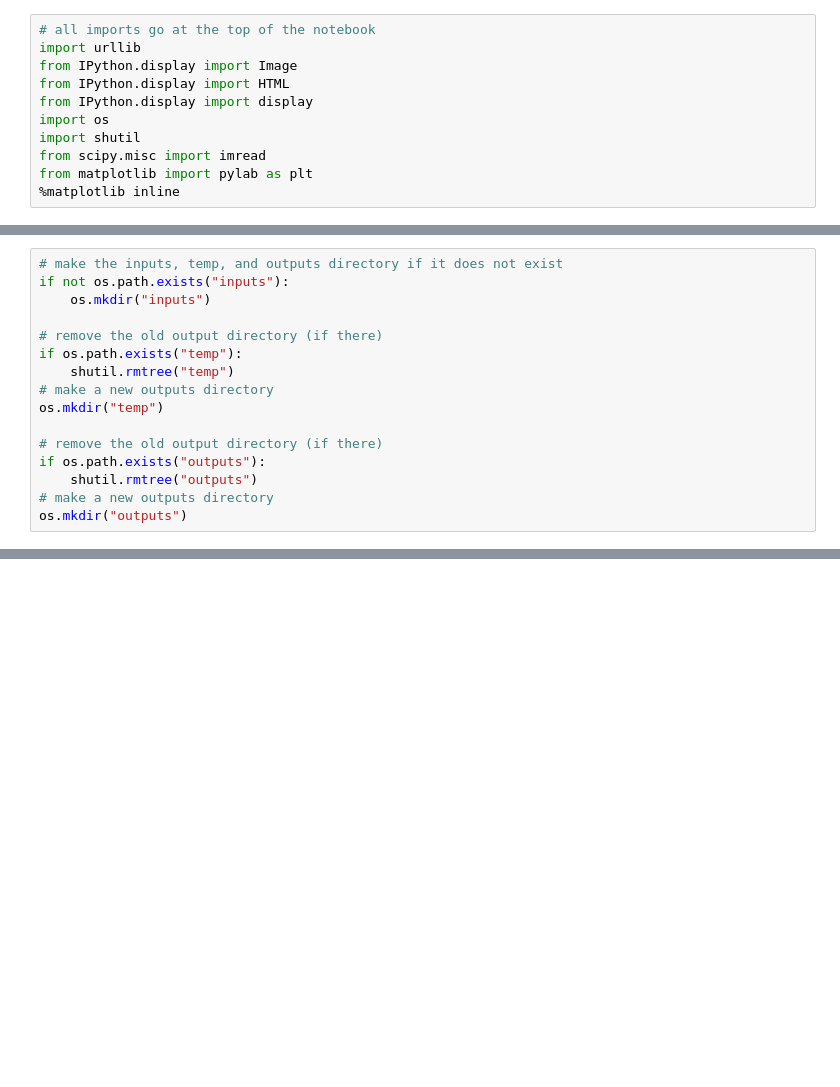
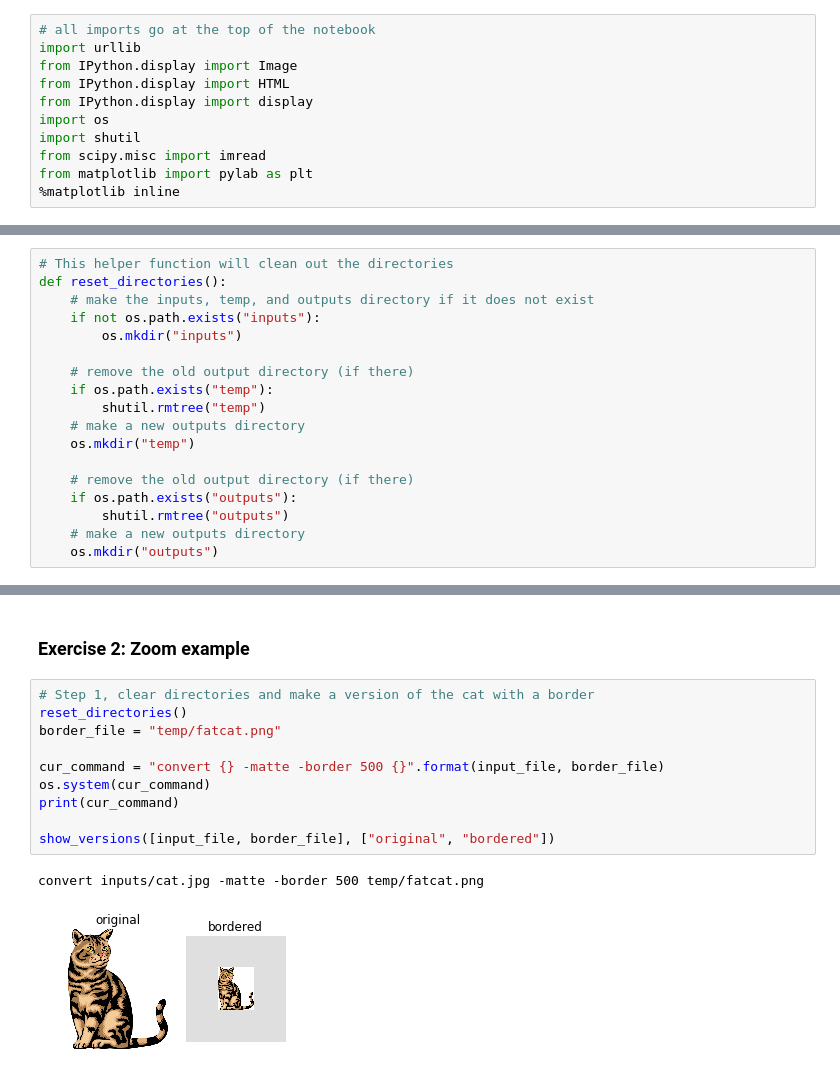
Before and after one commit to vusd/mddn441-2016, a Jupyter notebook: magick.ipynb, the cells around one changed output, grey strips where cells are left out. Cells and saved outputs as stored; diff of their text form; blank space fills up the shorter version.

```diff
--- a/magick.ipynb
+++ b/magick.ipynb
@@ -12,16 +16,18 @@ from matplotlib import pylab as plt
 # %%
-# make the inputs, temp, and outputs directory if it does not exist
-if not os.path.exists("inputs"):
-    os.mkdir("inputs")
+# This helper function will clean out the directories
+def reset_directories():
+    # make the inputs, temp, and outputs directory if it does not exist
+    if not os.path.exists("inputs"):
+        os.mkdir("inputs")
 
-# remove the old output directory (if there)
-if os.path.exists("temp"):
-    shutil.rmtree("temp")
-# make a new outputs directory
-os.mkdir("temp")
+    # remove the old output directory (if there)
+    if os.path.exists("temp"):
+        shutil.rmtree("temp")
+    # make a new outputs directory
+    os.mkdir("temp")
 
-# remove the old output directory (if there)
-if os.path.exists("outputs"):
-    shutil.rmtree("outputs")
-# make a new outputs directory
-os.mkdir("outputs")
+    # remove the old output directory (if there)
+    if os.path.exists("outputs"):
+        shutil.rmtree("outputs")
+    # make a new outputs directory
+    os.mkdir("outputs")
@@ -58,0 +75,15 @@ convert: WriteBlob Failed `temp/crop1.png' @ error/png.c/MagickPNGErrorHandler/1
+# %% [markdown]
+### Exercise 2: Zoom example
+# %%
+# Step 1, clear directories and make a version of the cat with a border
+reset_directories()
+border_file = "temp/fatcat.png"
+
+cur_command = "convert {} -matte -border 500 {}".format(input_file, border_file)
+os.system(cur_command)
+print(cur_command)
+
+show_versions([input_file, border_file], ["original", "bordered"])
+# %% [output]
+convert inputs/cat.jpg -matte -border 500 temp/fatcat.png
+[figure, added]
```
Also changed, not shown: parts of 10 cells of this notebook.
